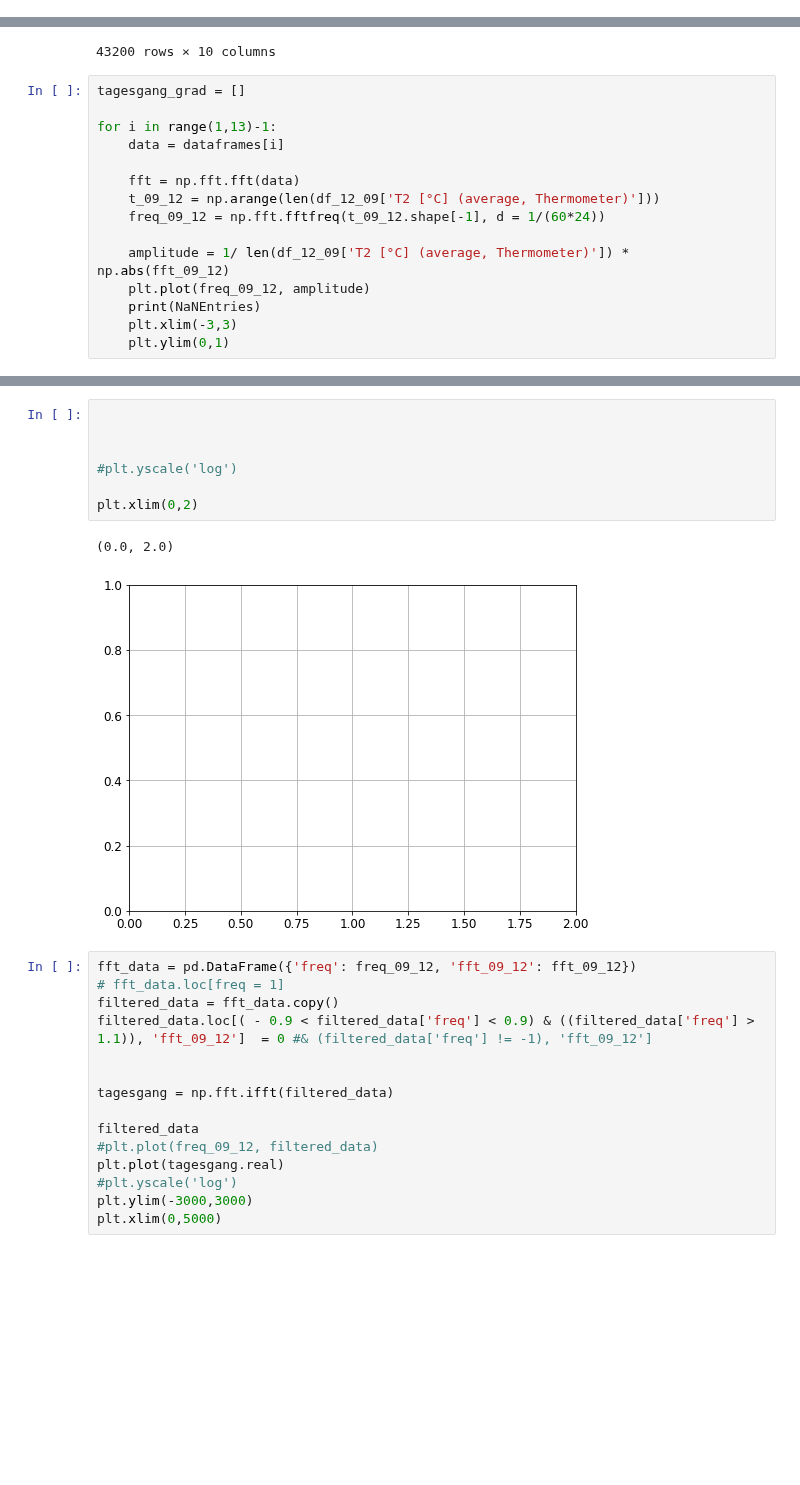
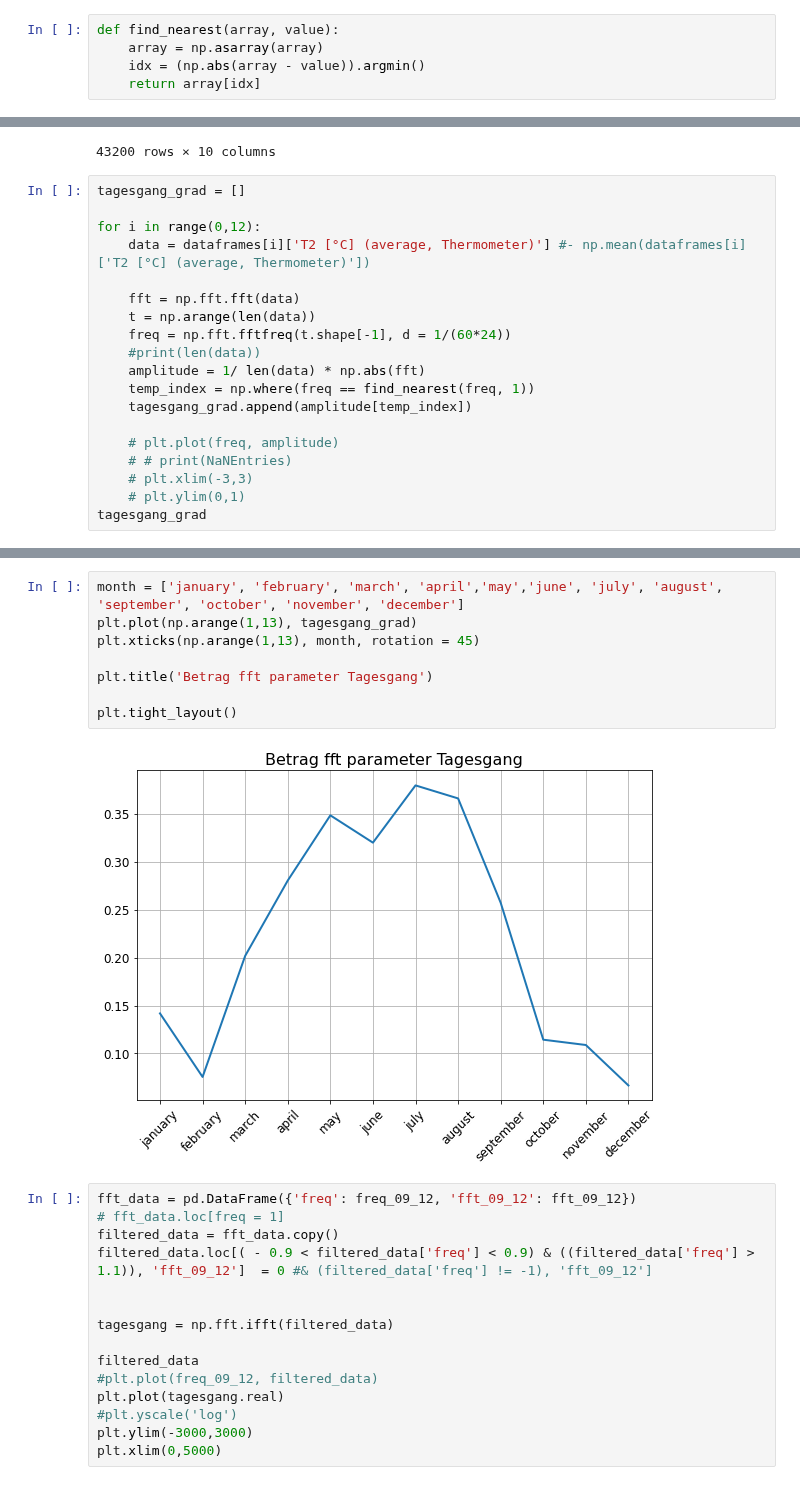
Before and after one commit to LeoausderDose/Praktikum_AWI, a Jupyter notebook: Spitzbergen/data_import_spitzbergen.ipynb, the cells around one changed output, grey strips where cells are left out. Saved outputs shown, nothing was run; the diff lists cells and outputs as text; blank space fills up the shorter version.

```diff
--- a/Spitzbergen/data_import_spitzbergen.ipynb
+++ b/Spitzbergen/data_import_spitzbergen.ipynb
@@ -3,6 +3,11 @@ import numpy as np
 import pandas as pd
 import matplotlib.pyplot as plt
 from datetime import datetime
+# %%
+def find_nearest(array, value):
+    array = np.asarray(array)
+    idx = (np.abs(array - value)).argmin()
+    return array[idx]
 # %%
 # Customize the default plotting style
 plt.rcParams['figure.figsize'] = (8, 6)  # Set the default figure size
@@ -97,16 +102,20 @@ Zahlen der NaN-Einträge: 0
 # %%
 tagesgang_grad = []
 
-for i in range(1,13)-1:
-    data = dataframes[i]
+for i in range(0,12):
+    data = dataframes[i]['T2 [°C] (average, Thermometer)'] #- np.mean(dataframes[i]['T2 [°C] (average, Thermometer)'])
 
     fft = np.fft.fft(data)
-    t_09_12 = np.arange(len(df_12_09['T2 [°C] (average, Thermometer)']))
-    freq_09_12 = np.fft.fftfreq(t_09_12.shape[-1], d = 1/(60*24))
+    t = np.arange(len(data))
+    freq = np.fft.fftfreq(t.shape[-1], d = 1/(60*24))
+    #print(len(data))
+    amplitude = 1/ len(data) * np.abs(fft)
+    temp_index = np.where(freq == find_nearest(freq, 1))
+    tagesgang_grad.append(amplitude[temp_index])
 
-    amplitude = 1/ len(df_12_09['T2 [°C] (average, Thermometer)']) * np.abs(fft_09_12)
-    plt.plot(freq_09_12, amplitude)
-    print(NaNEntries)
-    plt.xlim(-3,3)
-    plt.ylim(0,1)
+    # plt.plot(freq, amplitude)
+    # # print(NaNEntries)
+    # plt.xlim(-3,3)
+    # plt.ylim(0,1)
+tagesgang_grad
 # %% [output]
@@ -116,13 +134,13 @@ for i in range(1,13)-1:
-# %%
-
-
-
-#plt.yscale('log')
-
-plt.xlim(0,2)
-# %% [output]
-(0.0, 2.0)
-[figure, removed]
+# %%
+month = ['january', 'february', 'march', 'april','may','june', 'july', 'august', 'september', 'october', 'november', 'december']
+plt.plot(np.arange(1,13), tagesgang_grad)
+plt.xticks(np.arange(1,13), month, rotation = 45)
+
+plt.title('Betrag fft parameter Tagesgang')
+
+plt.tight_layout()
+# %% [output]
+[figure, added]
 # %%
 fft_data = pd.DataFrame({'freq': freq_09_12, 'fft_09_12': fft_09_12})
 # fft_data.loc[freq = 1]
```
Also changed, not shown: parts of 1 cell of this notebook, 1 other file.
